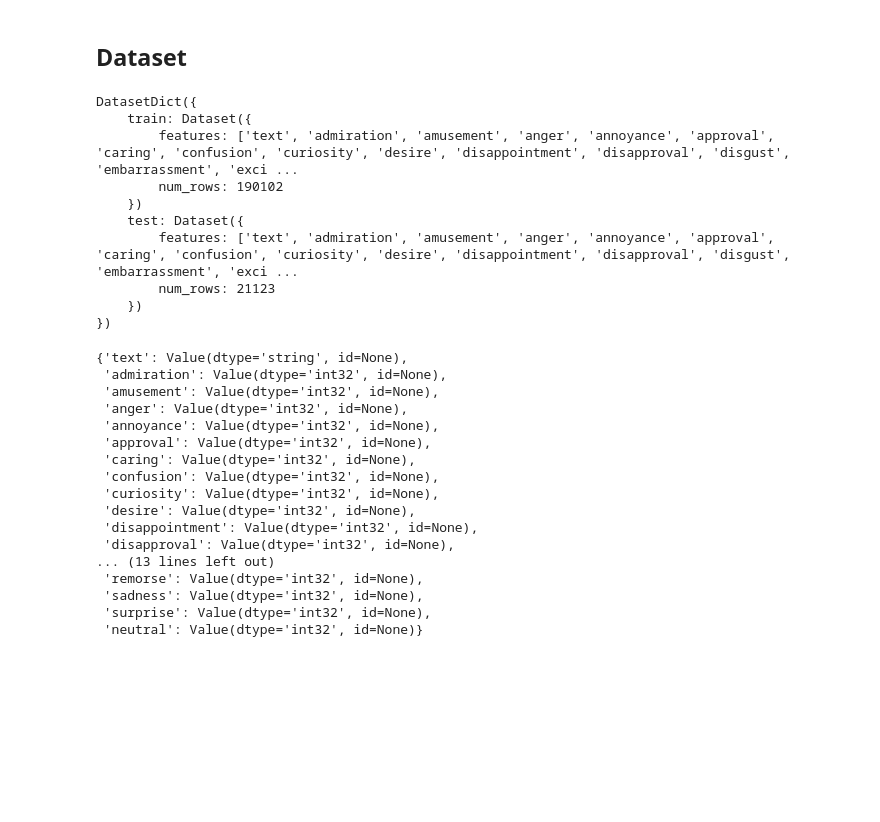
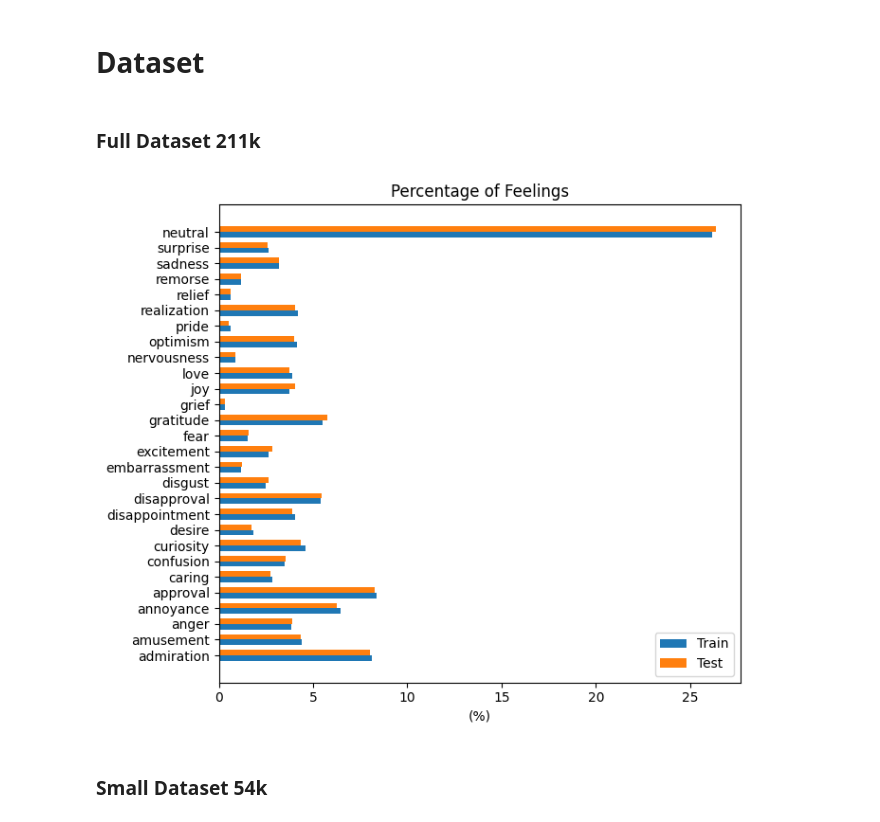
Before and after one commit to Matteo-Candi/Fine-Tuning-with-LoRA, a Jupyter notebook: main.ipynb, the cells around one changed output. Drawn from its saved outputs; the diff is of its cells as text; code cells hidden in the pictures; blank space fills up the shorter version.

Commit message:
changing text

```diff
--- a/main.ipynb
+++ b/main.ipynb
@@ -11,40 +15,33 @@ ImportError: cannot import name 'train_test_split' from 'datasets' (/usr/local/l
 # To ensure reproducible results (as much as possible)
 tf.keras.utils.set_random_seed(1234)
 # %% [markdown]
-## Dataset
+# Dataset
+# %% [markdown]
+### Full Dataset 211k
 # %%
-dataset = load_dataset("go_emotions", "raw")
+dataset = load_dataset("go_emotions", "raw").shuffle(seed=17)
 dataset = dataset.remove_columns(['id', 'author', 'subreddit', 'link_id', 'parent_id', 'created_utc', 'rater_id', 'example_very_unclear'])
-dataset['train'].train_test_split(.10)
+dataset = dataset['train']
+
+split_dataset = dataset.train_test_split(.1, seed=17)
+df_train = split_dataset['train'].to_pandas()
+df_test = split_dataset['test'].to_pandas()
+
+count_train = df_train.eq(1).mean() * 100
+count_test = df_test.eq(1).mean() * 100
-# %% [output]
-DatasetDict({
-    train: Dataset({
-        features: ['text', 'admiration', 'amusement', 'anger', 'annoyance', 'approval', 'caring', 'confusion', 'curiosity', 'desire', 'disappointment', 'disapproval', 'disgust', 'embarrassment', 'exci ...
-        num_rows: 190102
-    })
-    test: Dataset({
-        features: ['text', 'admiration', 'amusement', 'anger', 'annoyance', 'approval', 'caring', 'confusion', 'curiosity', 'desire', 'disappointment', 'disapproval', 'disgust', 'embarrassment', 'exci ...
-        num_rows: 21123
-    })
-})
-# %%
-# 28 classes
-dataset['train'].features
-# %% [output]
-{'text': Value(dtype='string', id=None),
- 'admiration': Value(dtype='int32', id=None),
- 'amusement': Value(dtype='int32', id=None),
- 'anger': Value(dtype='int32', id=None),
- 'annoyance': Value(dtype='int32', id=None),
- 'approval': Value(dtype='int32', id=None),
- 'caring': Value(dtype='int32', id=None),
- 'confusion': Value(dtype='int32', id=None),
- 'curiosity': Value(dtype='int32', id=None),
- 'desire': Value(dtype='int32', id=None),
- 'disappointment': Value(dtype='int32', id=None),
- 'disapproval': Value(dtype='int32', id=None),
-... (13 lines left out)
- 'remorse': Value(dtype='int32', id=None),
- 'sadness': Value(dtype='int32', id=None),
- 'surprise': Value(dtype='int32', id=None),
- 'neutral': Value(dtype='int32', id=None)}
+# %%
+fig, ax = plt.subplots(figsize=(7, 6))
+bar_width = 0.35
+index = range(len(count_train.index[1:]))
+bars_train = ax.barh(index, count_train.values[1:], bar_width, label='Train')
+bars_test = ax.barh([i + bar_width for i in index], count_test.values[1:], bar_width, label='Test')
+plt.yticks([i + bar_width/2 for i in index], count_train.index[1:])
+plt.xlabel('(%)')
+plt.title('Percentage of Feelings')
+plt.legend()
+plt.tight_layout()
+plt.show()
+# %% [output]
+[figure, added]
+# %% [markdown]
+### Small Dataset 54k
```
Also changed, not shown: parts of 15 cells of this notebook.
